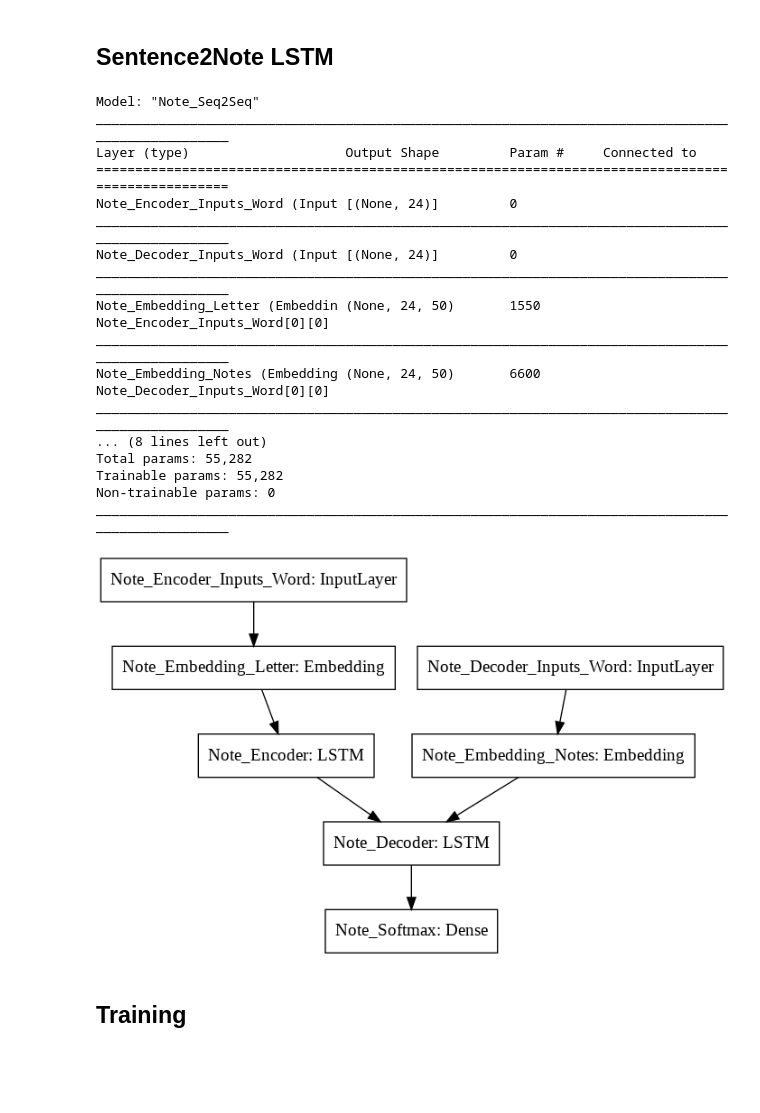
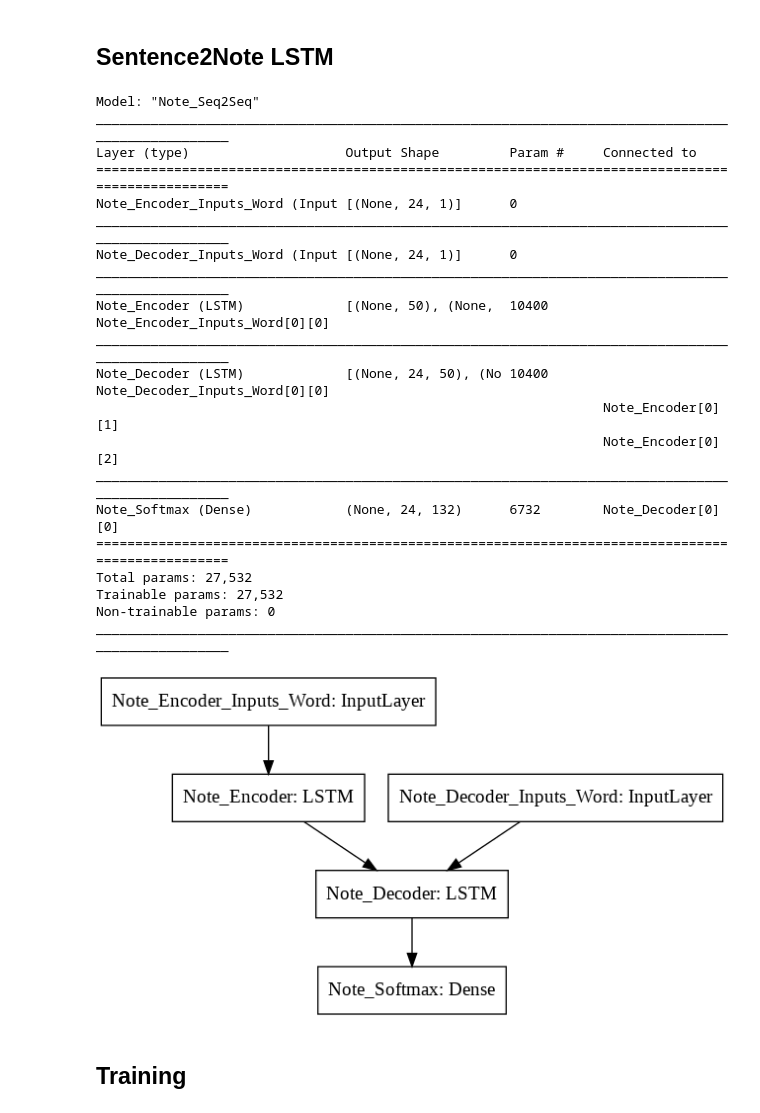
Before and after one commit to Danpollak/Word2Note, a Jupyter notebook: CharacterLevel - Seq2Seq No Embbedings.ipynb, the cells around one changed output. Drawn from its saved outputs; the diff is of its cells as text; code cells hidden in the pictures; blank space fills up the shorter version.

```diff
--- a/CharacterLevel - Seq2Seq No Embbedings.ipynb
+++ b/CharacterLevel - Seq2Seq No Embbedings.ipynb
@@ -215,58 +215,53 @@ word_embedding_size = 50
 LSTM_embedding_size = 50
 # %%
 # define note architecture
-note_encoder_inputs_word = Input(shape=(max_line_length,), dtype='int32', name="Note_Encoder_Inputs_Word")
-note_decoder_inputs_word = Input(shape=(max_line_length,), dtype='int32', name="Note_Decoder_Inputs_Word")
-
-# defining note embeddings Layer
-note_embedding_layer_letters = Embedding(vocab_size, word_embedding_size,input_length=max_line_length, name="Note_Embedding_Letter")
-note_embedding_layer_note = Embedding(number_of_notes, word_embedding_size,input_length=max_line_length, name="Note_Embedding_Notes")
-
-# getting note embeddings for input
-note_encoder_embedding = note_embedding_layer_letters(note_encoder_inputs_word)
-note_decoder_embedding = note_embedding_layer_note(note_decoder_inputs_word)
+note_encoder_inputs_word = Input(shape=(max_line_length,1), dtype='float32', name="Note_Encoder_Inputs_Word")
+note_decoder_inputs_word = Input(shape=(max_line_length,1), dtype='float32', name="Note_Decoder_Inputs_Word")
 
 # defining LSTM Encoder
 note_encoder_LSTM = LSTM(LSTM_embedding_size, return_state=True, name="Note_Encoder")
 # getting LSTM Encoder output
-_, note_state_h, note_state_c = note_encoder_LSTM(note_encoder_embedding)
+_, note_state_h, note_state_c = note_encoder_LSTM(note_encoder_inputs_word)
 note_encoder_states = [note_state_h, note_state_c]
 
 # defining LSTM Decoder
 note_decoder_LSTM = LSTM(LSTM_embedding_size, return_state=True, return_sequences=True, name="Note_Decoder")
 # getting LSTM Decoder output
-note_decoder_outputs, _, _ = note_decoder_LSTM(note_decoder_embedding, initial_state=note_encoder_states)
+note_decoder_outputs, _, _ = note_decoder_LSTM(note_decoder_inputs_word, initial_state=note_encoder_states)
 
 # note softmax
 note_decoder_dense = Dense(number_of_notes, activation='softmax', name="Note_Softmax")
 note_decoder_outputs = note_decoder_dense(note_decoder_outputs)
 
 # model definition for training
 model = Model([note_encoder_inputs_word  ,note_decoder_inputs_word], note_decoder_outputs,name="Note_Seq2Seq")
 
 model.compile(optimizer='adam', loss='sparse_categorical_crossentropy')
 
 model.summary()
 keras.utils.plot_model(model, expand_nested=True)
 # %% [output]
 Model: "Note_Seq2Seq"
 __________________________________________________________________________________________________
 Layer (type)                    Output Shape         Param #     Connected to
 ==================================================================================================
-Note_Encoder_Inputs_Word (Input [(None, 24)]         0
+Note_Encoder_Inputs_Word (Input [(None, 24, 1)]      0
 __________________________________________________________________________________________________
-Note_Decoder_Inputs_Word (Input [(None, 24)]         0
+Note_Decoder_Inputs_Word (Input [(None, 24, 1)]      0
 __________________________________________________________________________________________________
-Note_Embedding_Letter (Embeddin (None, 24, 50)       1550        Note_Encoder_Inputs_Word[0][0]
+Note_Encoder (LSTM)             [(None, 50), (None,  10400       Note_Encoder_Inputs_Word[0][0]
 __________________________________________________________________________________________________
-Note_Embedding_Notes (Embedding (None, 24, 50)       6600        Note_Decoder_Inputs_Word[0][0]
+Note_Decoder (LSTM)             [(None, 24, 50), (No 10400       Note_Decoder_Inputs_Word[0][0]
+                                                                 Note_Encoder[0][1]
+                                                                 Note_Encoder[0][2]
 __________________________________________________________________________________________________
-... (8 lines left out)
-Total params: 55,282
-Trainable params: 55,282
+Note_Softmax (Dense)            (None, 24, 132)      6732        Note_Decoder[0][0]
+==================================================================================================
+Total params: 27,532
+Trainable params: 27,532
 Non-trainable params: 0
 __________________________________________________________________________________________________
-[figure, old version]
+[figure, new version]
 # %% [markdown]
 ## Training
 # %%
```
Also changed, not shown: parts of 6 cells of this notebook.
